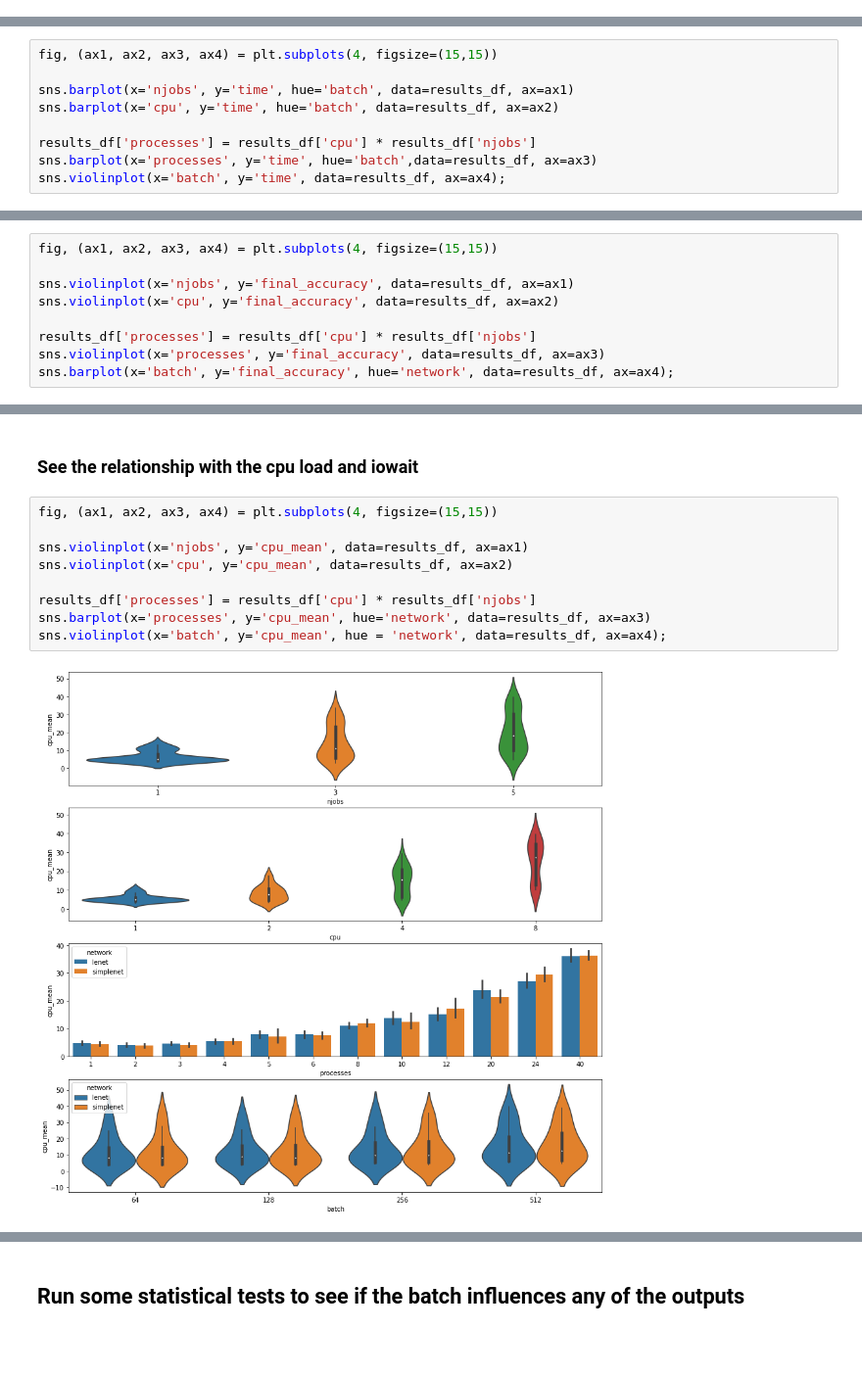
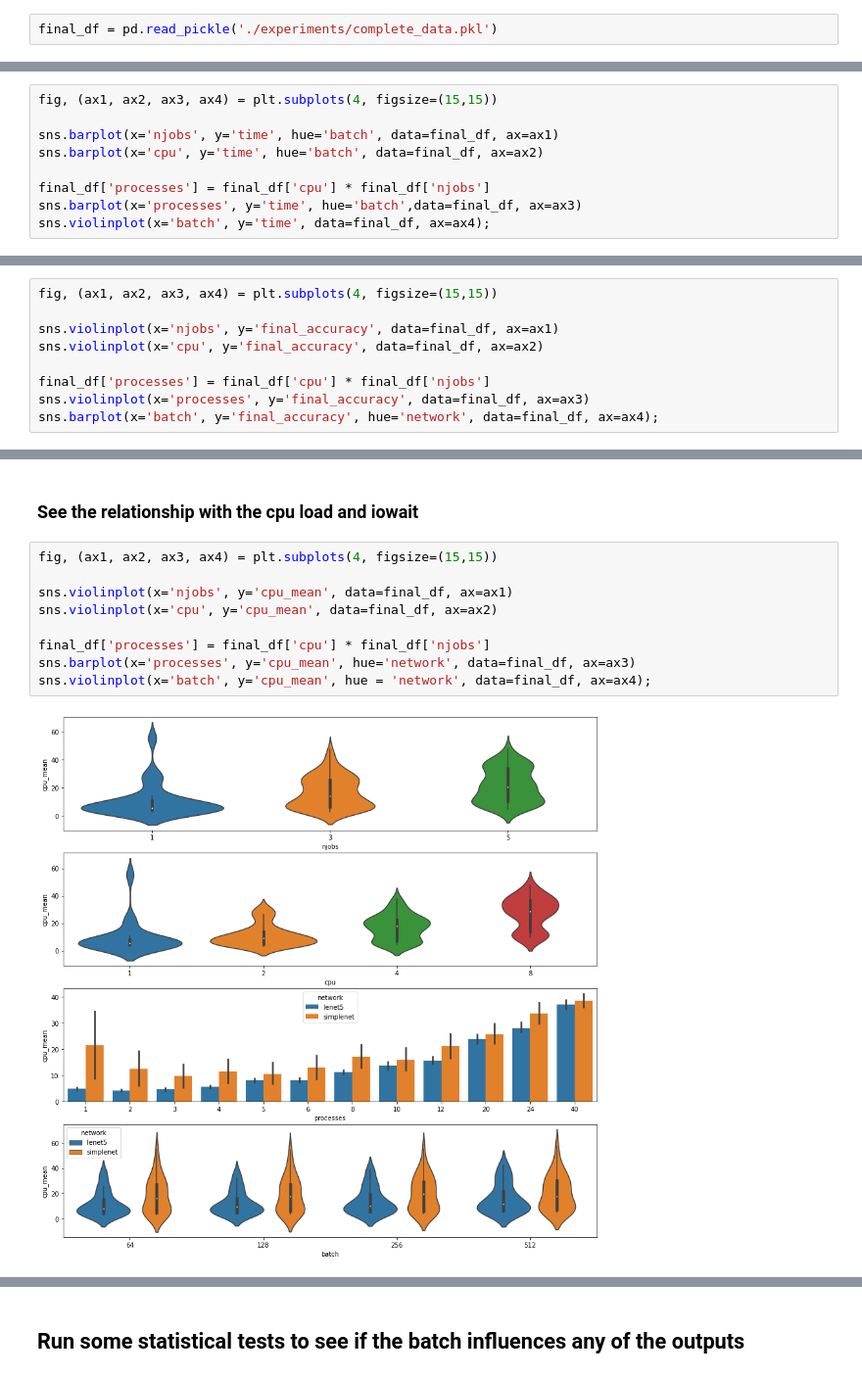
Before and after one commit to sharwinbobde/Courier-BigDL-Study, a Jupyter notebook: experiment-results.ipynb, the cells around one changed output, grey strips where cells are left out. Shown at 98% size. Saved outputs shown, nothing was run; the diff lists cells and outputs as text; blank space fills up the shorter version.

```diff
--- a/experiment-results.ipynb
+++ b/experiment-results.ipynb
@@ -356,3 +322,5 @@ results_df
+# %%
+final_df = pd.read_pickle('./experiments/complete_data.pkl')
 # %% [markdown]
 ## Plot the loads for each of the slaves for each of the experiments
 
@@ -364,10 +332,10 @@ load among all of the slaves.
 # %%
 fig, (ax1, ax2, ax3, ax4) = plt.subplots(4, figsize=(15,15))
 
-sns.barplot(x='njobs', y='time', hue='batch', data=results_df, ax=ax1)
-sns.barplot(x='cpu', y='time', hue='batch', data=results_df, ax=ax2)
+sns.barplot(x='njobs', y='time', hue='batch', data=final_df, ax=ax1)
+sns.barplot(x='cpu', y='time', hue='batch', data=final_df, ax=ax2)
 
-results_df['processes'] = results_df['cpu'] * results_df['njobs']
-sns.barplot(x='processes', y='time', hue='batch',data=results_df, ax=ax3)
-sns.violinplot(x='batch', y='time', data=results_df, ax=ax4);
+final_df['processes'] = final_df['cpu'] * final_df['njobs']
+sns.barplot(x='processes', y='time', hue='batch',data=final_df, ax=ax3)
+sns.violinplot(x='batch', y='time', data=final_df, ax=ax4);
 # %% [output]
@@ -377,10 +345,10 @@ sns.violinplot(x='batch', y='time', data=results_df, ax=ax4);
 # %%
 fig, (ax1, ax2, ax3, ax4) = plt.subplots(4, figsize=(15,15))
 
-sns.violinplot(x='njobs', y='final_accuracy', data=results_df, ax=ax1)
-sns.violinplot(x='cpu', y='final_accuracy', data=results_df, ax=ax2)
+sns.violinplot(x='njobs', y='final_accuracy', data=final_df, ax=ax1)
+sns.violinplot(x='cpu', y='final_accuracy', data=final_df, ax=ax2)
 
-results_df['processes'] = results_df['cpu'] * results_df['njobs']
-sns.violinplot(x='processes', y='final_accuracy', data=results_df, ax=ax3)
-sns.barplot(x='batch', y='final_accuracy', hue='network', data=results_df, ax=ax4);
+final_df['processes'] = final_df['cpu'] * final_df['njobs']
+sns.violinplot(x='processes', y='final_accuracy', data=final_df, ax=ax3)
+sns.barplot(x='batch', y='final_accuracy', hue='network', data=final_df, ax=ax4);
 # %% [output]
@@ -390,14 +358,14 @@ sns.barplot(x='batch', y='final_accuracy', hue='network', data=results_df, ax=ax
 # %%
 fig, (ax1, ax2, ax3, ax4) = plt.subplots(4, figsize=(15,15))
 
-sns.violinplot(x='njobs', y='cpu_mean', data=results_df, ax=ax1)
-sns.violinplot(x='cpu', y='cpu_mean', data=results_df, ax=ax2)
+sns.violinplot(x='njobs', y='cpu_mean', data=final_df, ax=ax1)
+sns.violinplot(x='cpu', y='cpu_mean', data=final_df, ax=ax2)
 
-results_df['processes'] = results_df['cpu'] * results_df['njobs']
-sns.barplot(x='processes', y='cpu_mean', hue='network', data=results_df, ax=ax3)
-sns.violinplot(x='batch', y='cpu_mean', hue = 'network', data=results_df, ax=ax4);
+final_df['processes'] = final_df['cpu'] * final_df['njobs']
+sns.barplot(x='processes', y='cpu_mean', hue='network', data=final_df, ax=ax3)
+sns.violinplot(x='batch', y='cpu_mean', hue = 'network', data=final_df, ax=ax4);
 # %% [output]
-[figure, old version]
+[figure, new version]
 # %%
 fig, (ax1, ax2, ax3, ax4) = plt.subplots(4, figsize=(15,15))
 
```
Also changed, not shown: parts of 35 cells of this notebook.
